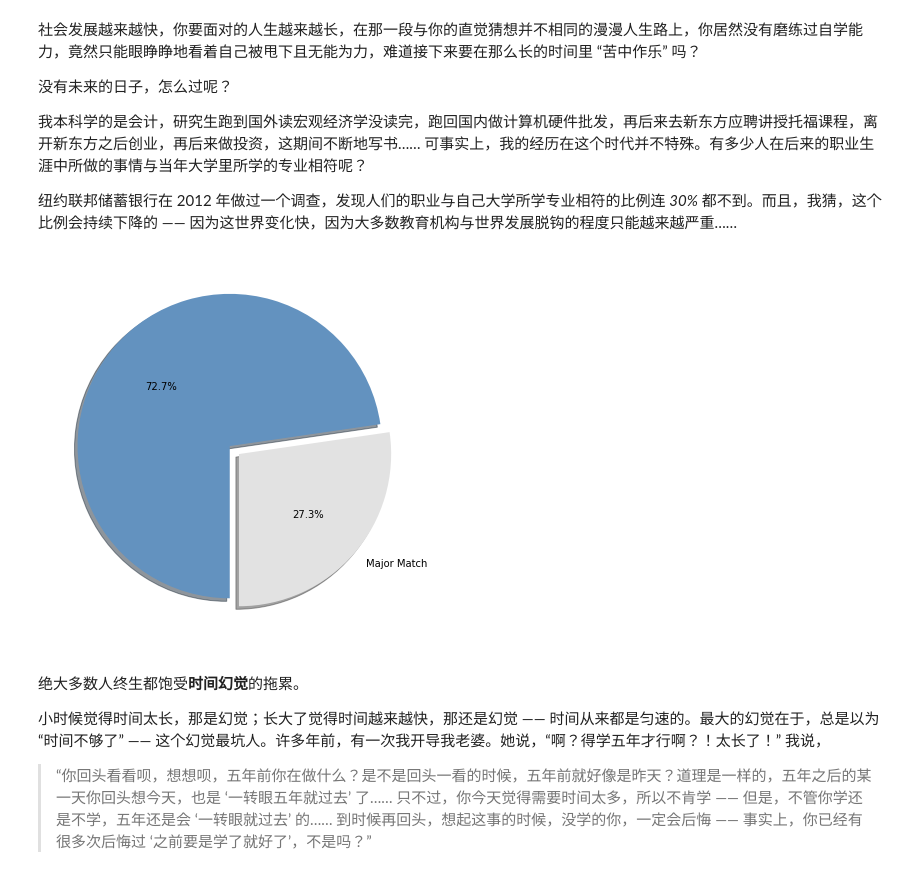
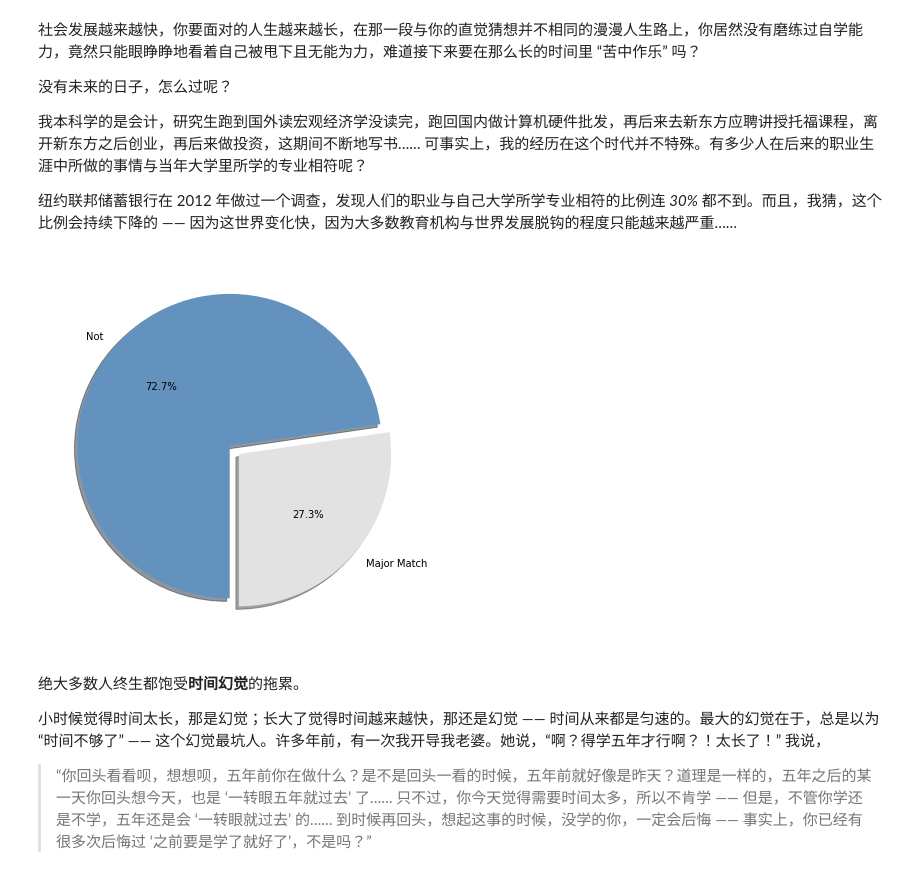
Before and after one commit to Bruce-Qiao/the-craft-of-selfteaching, a Jupyter notebook: Part.1.A.better.teachyourself.ipynb, the cells around one changed output. Drawn from its saved outputs; the diff is of its cells as text; code cells hidden in the pictures.

```diff
--- a/Part.1.A.better.teachyourself.ipynb
+++ b/Part.1.A.better.teachyourself.ipynb
@@ -109,25 +109,25 @@ plt.show()
 # %%
 import matplotlib.pyplot as plt
 
-labels = ['Major Match', '']
+labels = ['Major Match', 'Not']
 sizes = [273, 727]
 colors = ['#E2E2E2', '#6392BF']
 explode = (0, 0.08)
 plt.figure(figsize=(7, 7))
 plt.pie(sizes,
         labels=labels,
         explode=explode,
         autopct='%1.1f%%',
         colors=colors,
         startangle=270,
         shadow=True)
 # plt.savefig('major-match-job.png', transparent=True)
 plt.show()
 
 # data from:
 # https://libertystreeteconomics.newyorkfed.org/2013/05/do-big-cities-help-college-graduates-find-better-jobs.html
 # %% [output]
-[figure, old version]
+[figure, new version]
 # %% [markdown]
 绝大多数人终生都饱受**时间幻觉**的拖累。
 
```
Also changed, not shown: 7 other files.
